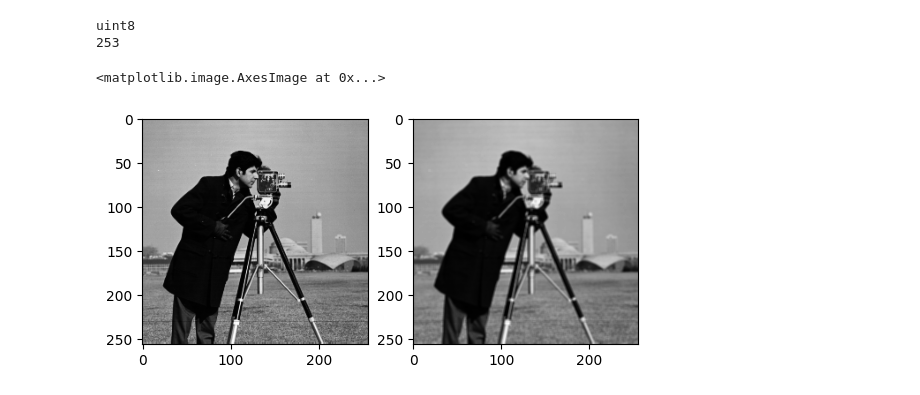
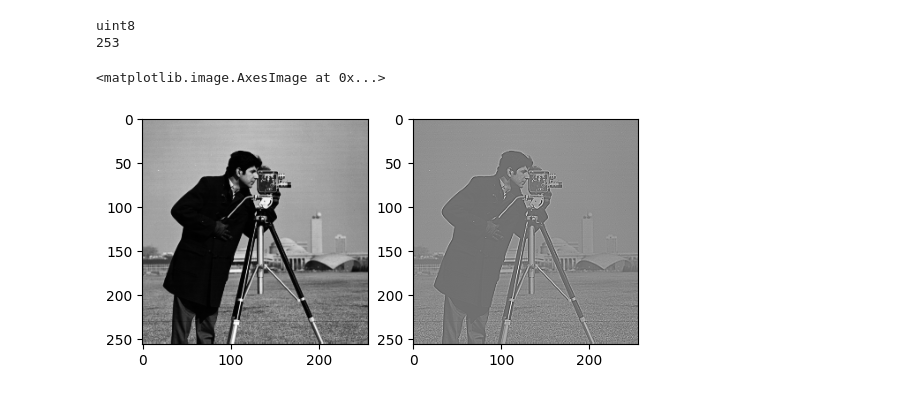
Before and after one commit to helldeal/IUT3, a Jupyter notebook: Multimedia/TP3.ipynb, the cells around one changed output. Saved outputs shown, nothing was run; the diff lists cells and outputs as text; code cells hidden in the pictures.

```diff
--- a/Multimedia/TP3.ipynb
+++ b/Multimedia/TP3.ipynb
@@ -5,25 +5,25 @@ import cv2 as cv
 # %%
 plt.close('all')
 
 im = plt.imread('./cameraman.tif')
 
 
 print(im.dtype)
 print(im.max())
 im = im / im.max()
 im = 255 * im
 im.astype(np.uint8)
 
 kernel1 = np.array([[1,1,1],[1,1,1],[1,1,1]]) / 9
 im1 = cv.filter2D(src=im, ddepth=-1,kernel=kernel1)
 kernel2 = np.array([[0,-1,0],[-1,5,-1],[0,-1,0]]) / 9
 im2 = cv.filter2D(src=im, ddepth=-1,kernel=kernel2)
 
 ig, axs = plt.subplots(1,2)
 axs[0].imshow(im, cmap='gray')
-axs[1].imshow(im1, cmap='gray')
+axs[1].imshow(im2, cmap='gray')
 # %% [output]
 uint8
 253
 <matplotlib.image.AxesImage at 0x...>
-[figure, old version]
+[figure, new version]
```
